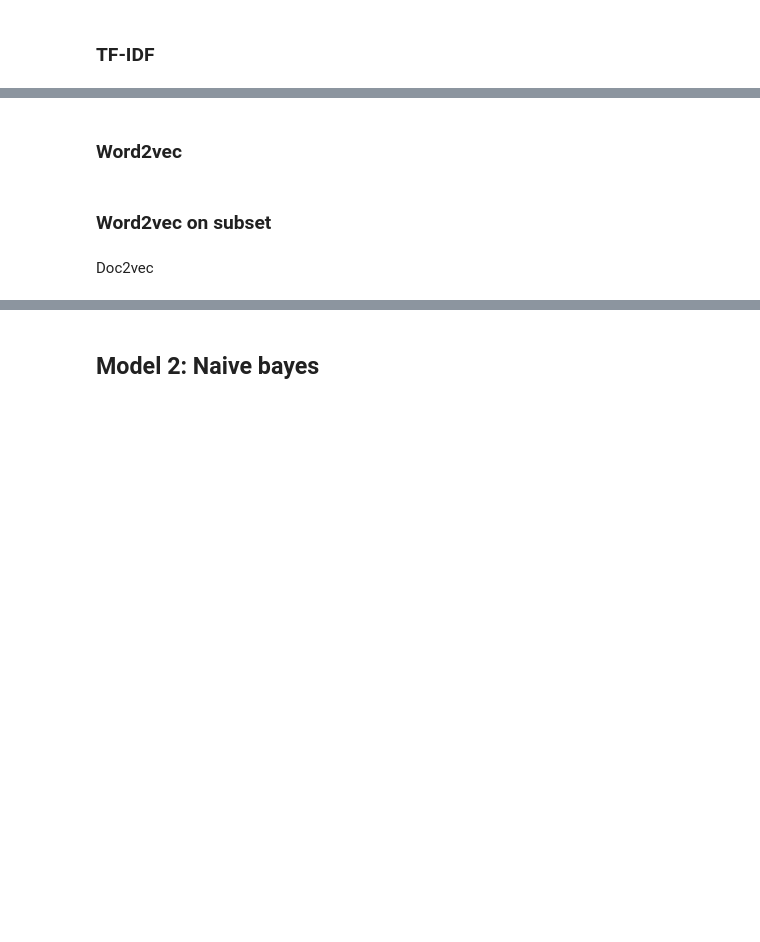
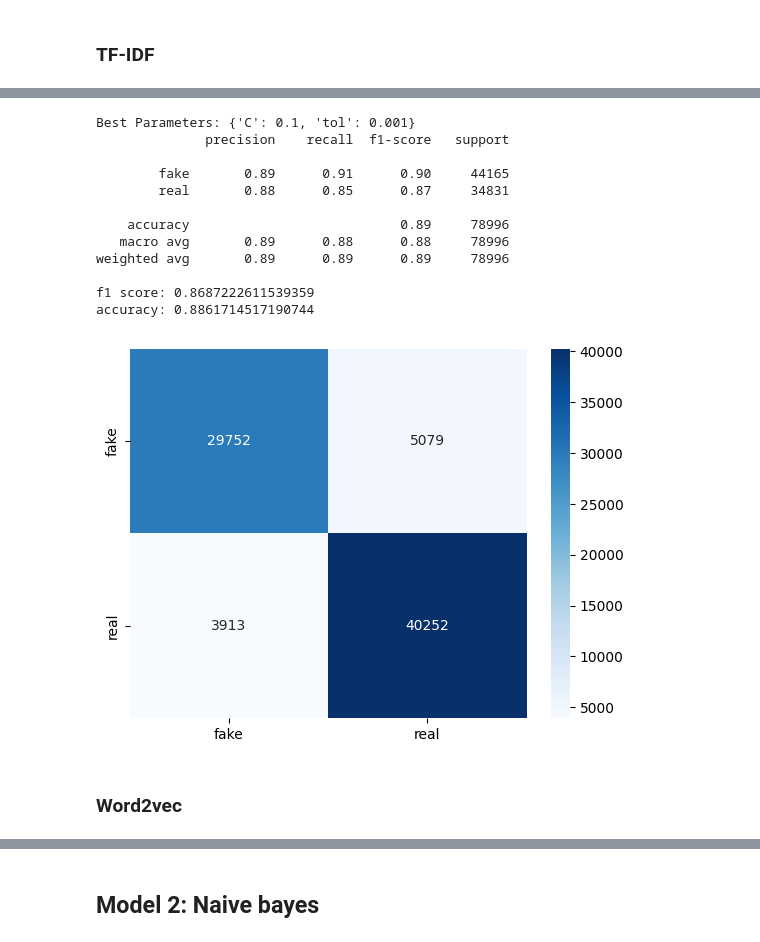
Before and after one commit to BogiSyderbo/FakeNewsProject, a Jupyter notebook: FakeNewsProject.ipynb, the cells around one changed output, grey strips where cells are left out. Saved outputs shown, nothing was run; the diff lists cells and outputs as text; code cells hidden in the pictures; blank space fills up the shorter version.

```diff
--- a/FakeNewsProject.ipynb
+++ b/FakeNewsProject.ipynb
@@ -320,0 +378,27 @@ evaluate_model(y_val, y_pred)
+# %%
+import sklearn.metrics as metrics
+X_train_TFIDF, X_val_TFIDF, X_test_TFIDF = make_TFIDF(x_train,
+                                                      y_train,
+                                                      x_val,
+                                                      x_test,
+                                                      10000,
+                                                      (1,2))
+y_pred = svc_advanced(X_train_TFIDF, y_train, X_val_TFIDF)
+accuracy = metrics.accuracy_score(y_val, y_pred)
+f1 = metrics.f1_score(y_val, y_pred)
+print("f1 score:", f1)
+print("accuracy:", accuracy)
+# %% [output]
+Best Parameters: {'C': 0.1, 'tol': 0.001}
+              precision    recall  f1-score   support
+
+        fake       0.89      0.91      0.90     44165
+        real       0.88      0.85      0.87     34831
+
+    accuracy                           0.89     78996
+   macro avg       0.89      0.88      0.88     78996
+weighted avg       0.89      0.89      0.89     78996
+
+f1 score: 0.8687222611539359
+accuracy: 0.8861714517190744
+[figure, added]
@@ -326,4 +419,0 @@ evaluate_model(y_val, y_pred)
-# %% [markdown]
-### Word2vec on subset
-# %% [markdown]
-Doc2vec
```
Also changed, not shown: parts of 26 cells of this notebook.
